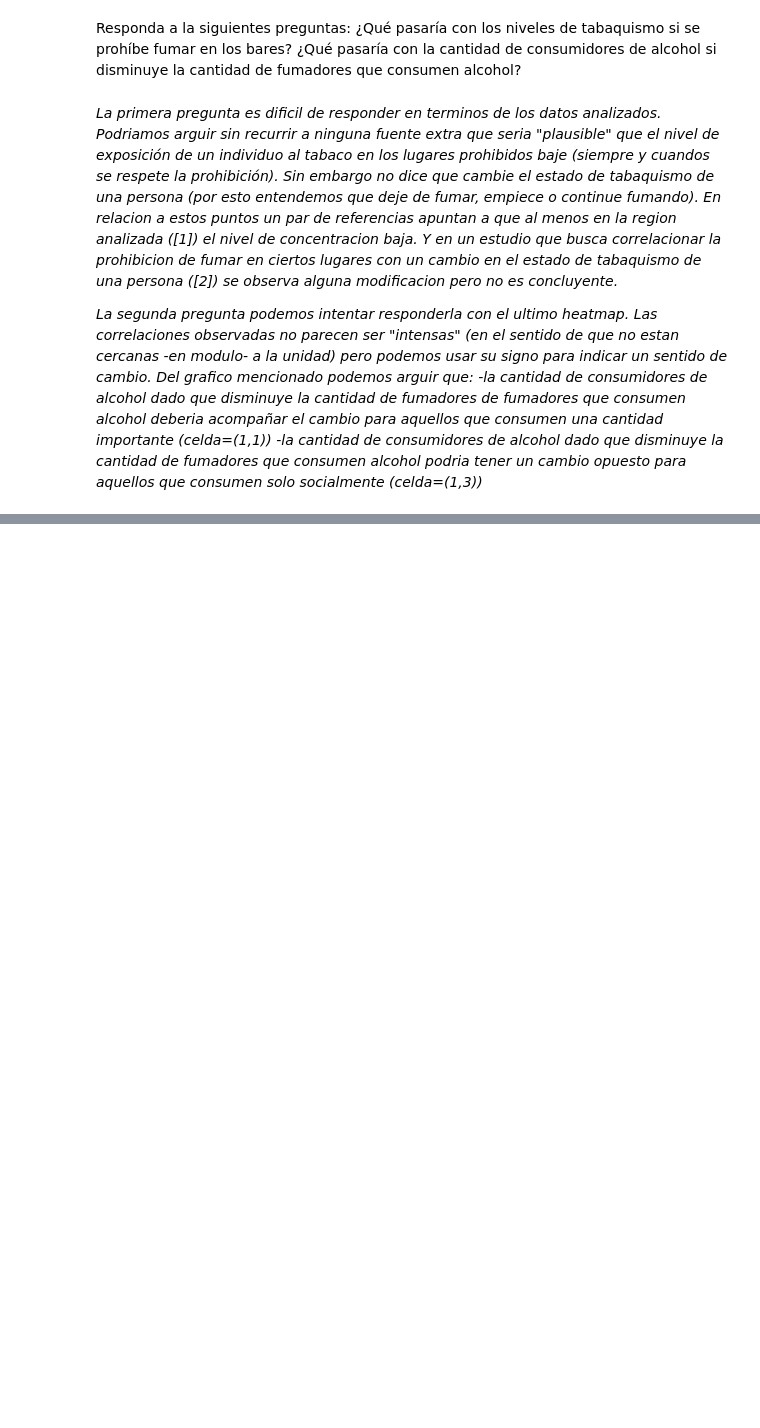
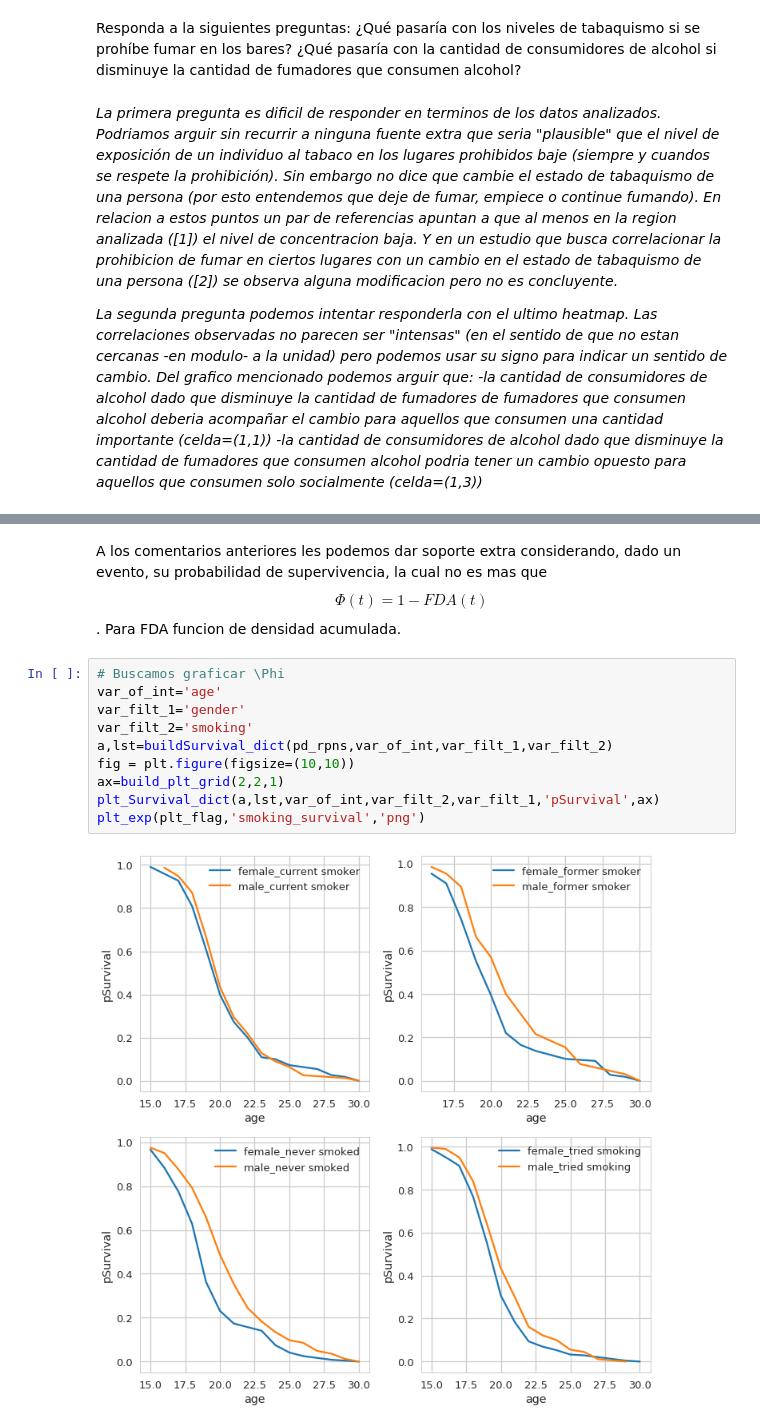
Before and after one commit to felixlapalma/diplodatos-ayv, a Jupyter notebook: ayv_2018/Laboratorio1.ipynb, the cells around one changed output, grey strips where cells are left out. Saved outputs shown, nothing was run; the diff lists cells and outputs as text; blank space fills up the shorter version.

```diff
--- a/ayv_2018/Laboratorio1.ipynb
+++ b/ayv_2018/Laboratorio1.ipynb
@@ -704,0 +799,14 @@ En relacion a estos puntos un par de referencias apuntan a que al menos en la re
+# %% [markdown]
+A los comentarios anteriores les podemos dar soporte extra considerando, dado un evento, su probabilidad de supervivencia, la cual no es mas que $$\Phi(t)=1-FDA(t)$$. Para FDA funcion de densidad acumulada.
+# %%
+# Buscamos graficar \Phi
+var_of_int='age'
+var_filt_1='gender'
+var_filt_2='smoking'
+a,lst=buildSurvival_dict(pd_rpns,var_of_int,var_filt_1,var_filt_2)
+fig = plt.figure(figsize=(10,10))
+ax=build_plt_grid(2,2,1)
+plt_Survival_dict(a,lst,var_of_int,var_filt_2,var_filt_1,'pSurvival',ax)
+plt_exp(plt_flag,'smoking_survival','png')
+# %% [output]
+[figure, added]
```
Also changed, not shown: parts of 41 cells of this notebook.
